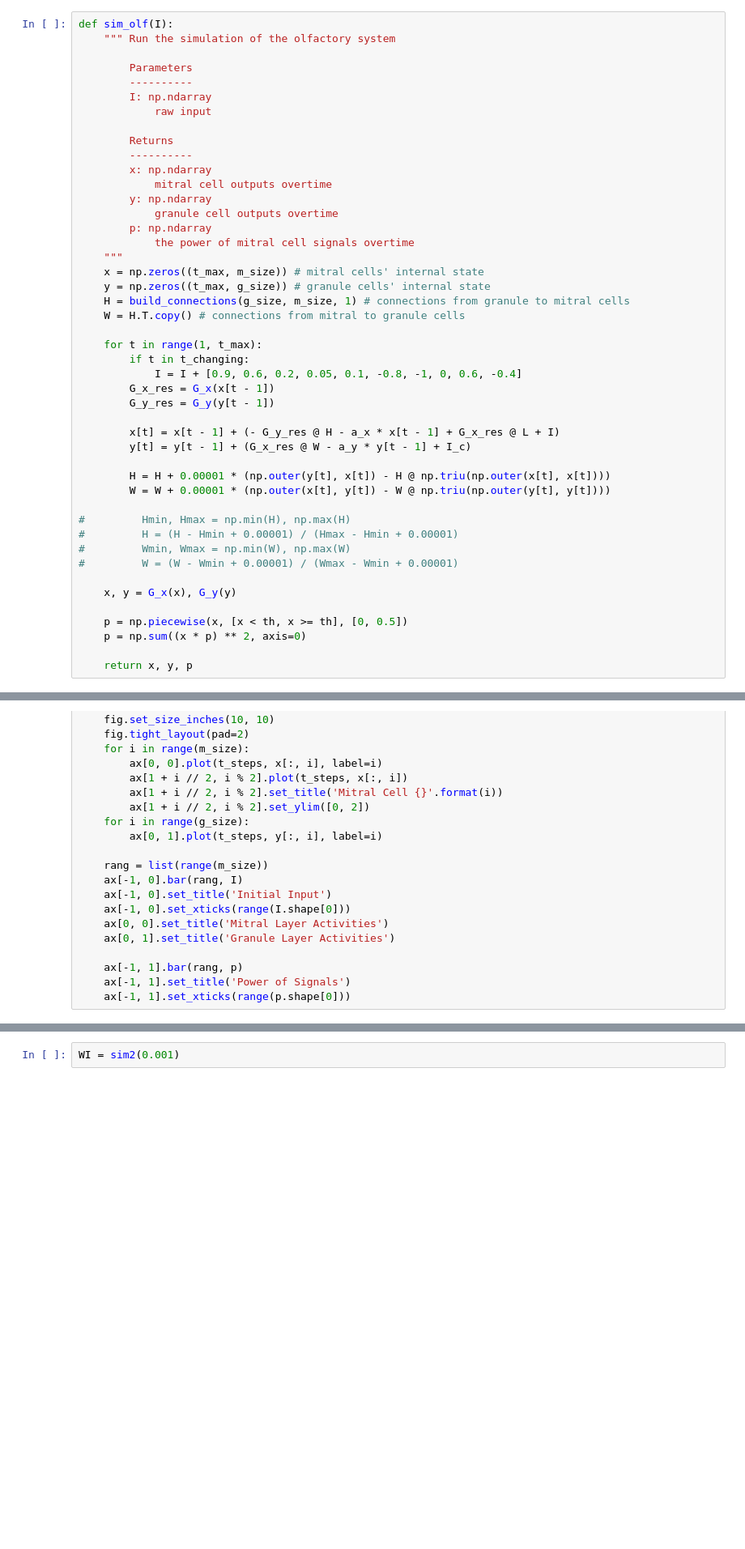
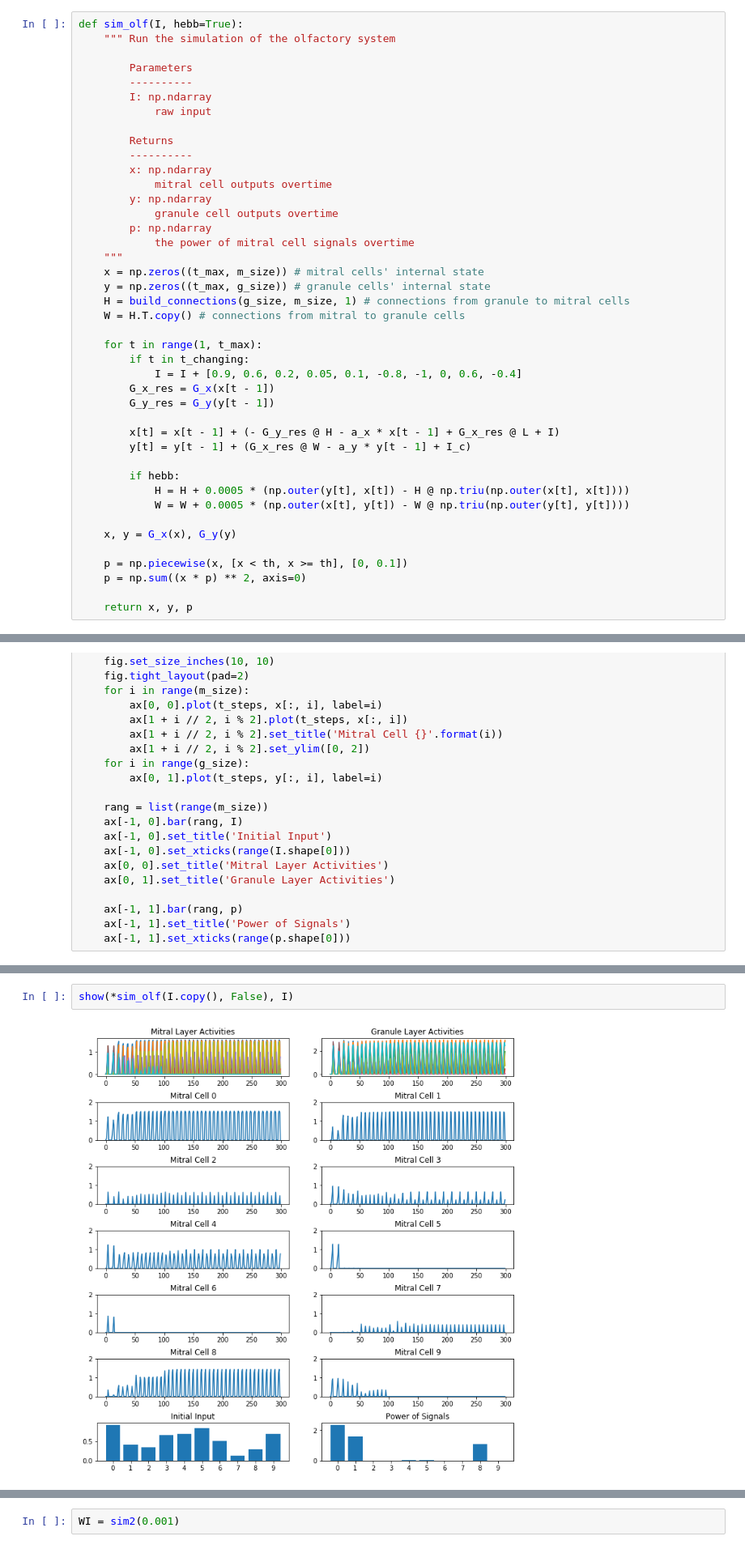
Before and after one commit to gongziyida/Modeling-Neural-Plasticity-with-Multisensory-Braitenberg-Vehicles, a Jupyter notebook: LiHopfield.ipynb, the cells around one changed output, grey strips where cells are left out. Shown at 81% size. Saved outputs shown, nothing was run; the diff lists cells and outputs as text; blank space fills up the shorter version.

```diff
--- a/LiHopfield.ipynb
+++ b/LiHopfield.ipynb
@@ -68,7 +69,7 @@ P = lambda a: np.piecewise(a, [a < th, a >= th], [0.1, 1])
 G_x = lambda a: 0.1 * sx + (sx * np.tanh((a - th) / sx / P(a))) * P(a)
 G_y = lambda a: 0.1 * sy + (sy * np.tanh((a - th) / sy / P(a))) * P(a)
 # %%
-def sim_olf(I):
+def sim_olf(I, hebb=True):
     """ Run the simulation of the olfactory system
 
         Parameters
@@ -99,17 +100,13 @@ def sim_olf(I):
         x[t] = x[t - 1] + (- G_y_res @ H - a_x * x[t - 1] + G_x_res @ L + I)
         y[t] = y[t - 1] + (G_x_res @ W - a_y * y[t - 1] + I_c)
 
-        H = H + 0.00001 * (np.outer(y[t], x[t]) - H @ np.triu(np.outer(x[t], x[t])))
-        W = W + 0.00001 * (np.outer(x[t], y[t]) - W @ np.triu(np.outer(y[t], y[t])))
-
-#         Hmin, Hmax = np.min(H), np.max(H)
-#         H = (H - Hmin + 0.00001) / (Hmax - Hmin + 0.00001)
-#         Wmin, Wmax = np.min(W), np.max(W)
-#         W = (W - Wmin + 0.00001) / (Wmax - Wmin + 0.00001)
+        if hebb:
+            H = H + 0.0005 * (np.outer(y[t], x[t]) - H @ np.triu(np.outer(x[t], x[t])))
+            W = W + 0.0005 * (np.outer(x[t], y[t]) - W @ np.triu(np.outer(y[t], y[t])))
 
     x, y = G_x(x), G_y(y)
 
-    p = np.piecewise(x, [x < th, x >= th], [0, 0.5])
+    p = np.piecewise(x, [x < th, x >= th], [0, 0.1])
     p = np.sum((x * p) ** 2, axis=0)
 
     return x, y, p
@@ -159,3 +156,7 @@ show(*sim_olf(I.copy()), I)
+# %%
+show(*sim_olf(I.copy(), False), I)
+# %% [output]
+[figure, added]
 # %%
 gus_size = 4
 
```
Also changed, not shown: parts of 6 cells of this notebook, 1 other file.
